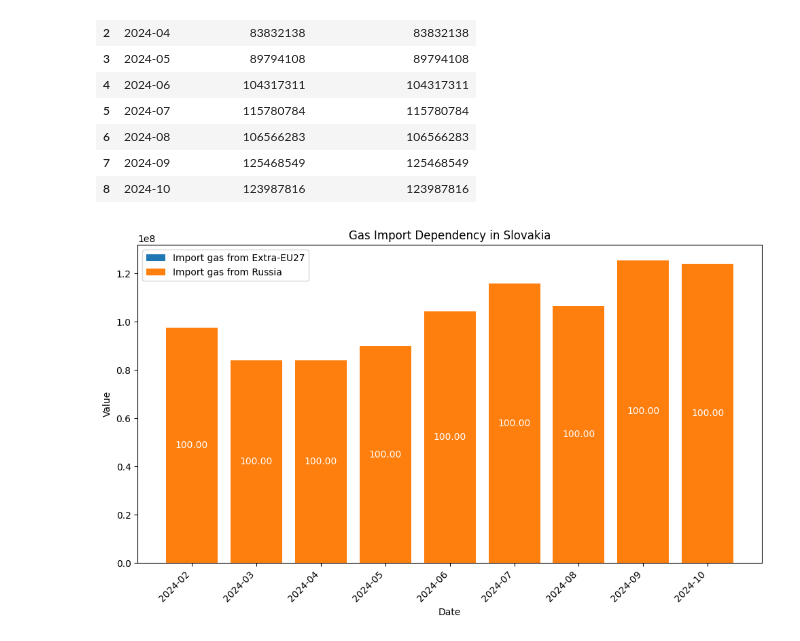
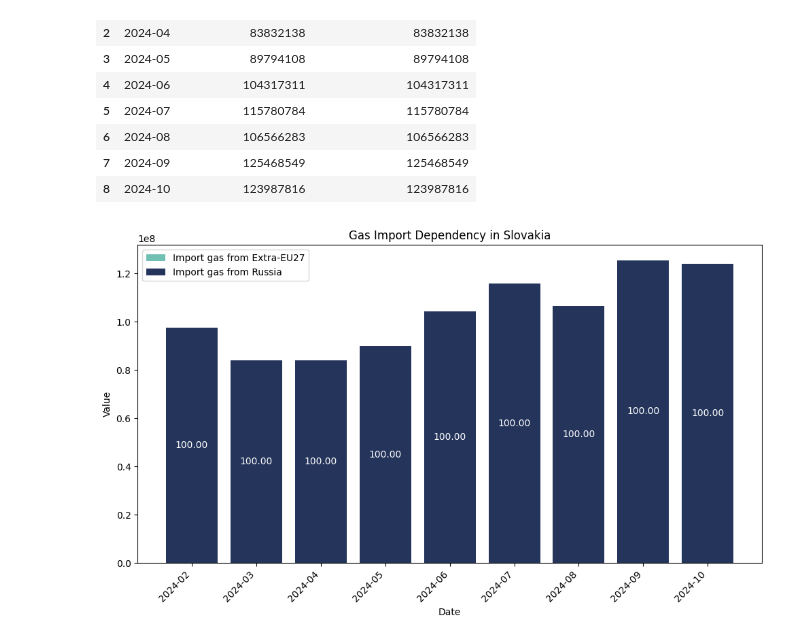
Before and after one commit to Anson422/Anson-Eva-Valerie, a Jupyter notebook: Stacked Bar Chart/H&S_gas_compare.ipynb, the cells around one changed output. Drawn from its saved outputs; the diff is of its cells as text; code cells hidden in the pictures.

```diff
--- a/Stacked Bar Chart/H&S_gas_compare.ipynb
+++ b/Stacked Bar Chart/H&S_gas_compare.ipynb
@@ -115,32 +109,32 @@ Slovakia_data
 # %%
 #Draw the chart for Hungary
 # set size,style
 plt.figure(figsize=(10, 6))
 
 # Calculate the proportion of Russian gas import
 Slovakia_data['Proportion'] = Slovakia_data['Import gas from Russia'] / Slovakia_data['Import gas from Extra-EU27']*100
 
 # draw bar chart
 # First plot 'Import gas from Extra-EU27'
-plt.bar(Slovakia_data['Date'], Slovakia_data['Import gas from Extra-EU27'], label='Import gas from Extra-EU27')
+plt.bar(Slovakia_data['Date'], Slovakia_data['Import gas from Extra-EU27'],color='#70C1B3', label='Import gas from Extra-EU27')
 # Then plot 'Import gas from Russia' on top
-plt.bar(Slovakia_data['Date'], Slovakia_data['Import gas from Russia'], label='Import gas from Russia')
+plt.bar(Slovakia_data['Date'], Slovakia_data['Import gas from Russia'],color='#24345B',label='Import gas from Russia')
 
 # add titles
 plt.xlabel('Date')
 plt.ylabel('Value')
 plt.title('Gas Import Dependency in Slovakia')
 plt.legend()
 
 # 45 degree rotate for nice to read
 plt.xticks(rotation=45, ha='right')
 
 # Add proportion annotations
 for i, row in Slovakia_data.iterrows():
     plt.text(i, row['Import gas from Russia'] / 2, f"{row['Proportion']:.2f}", ha='center', va='center', color='white')
 
 # show the chart
 plt.tight_layout()
 plt.show()
 # %% [output]
-[figure, old version]
+[figure, new version]
```
Also changed, not shown: parts of 3 cells of this notebook.
